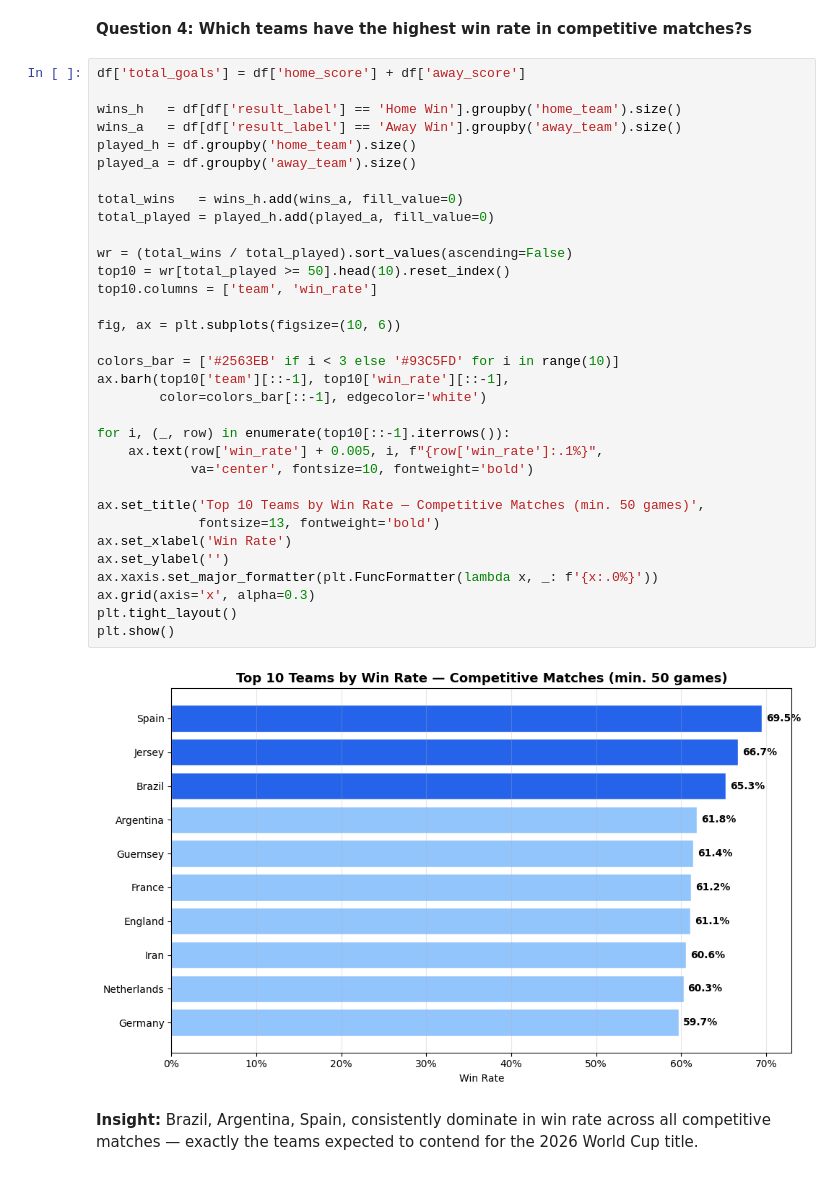
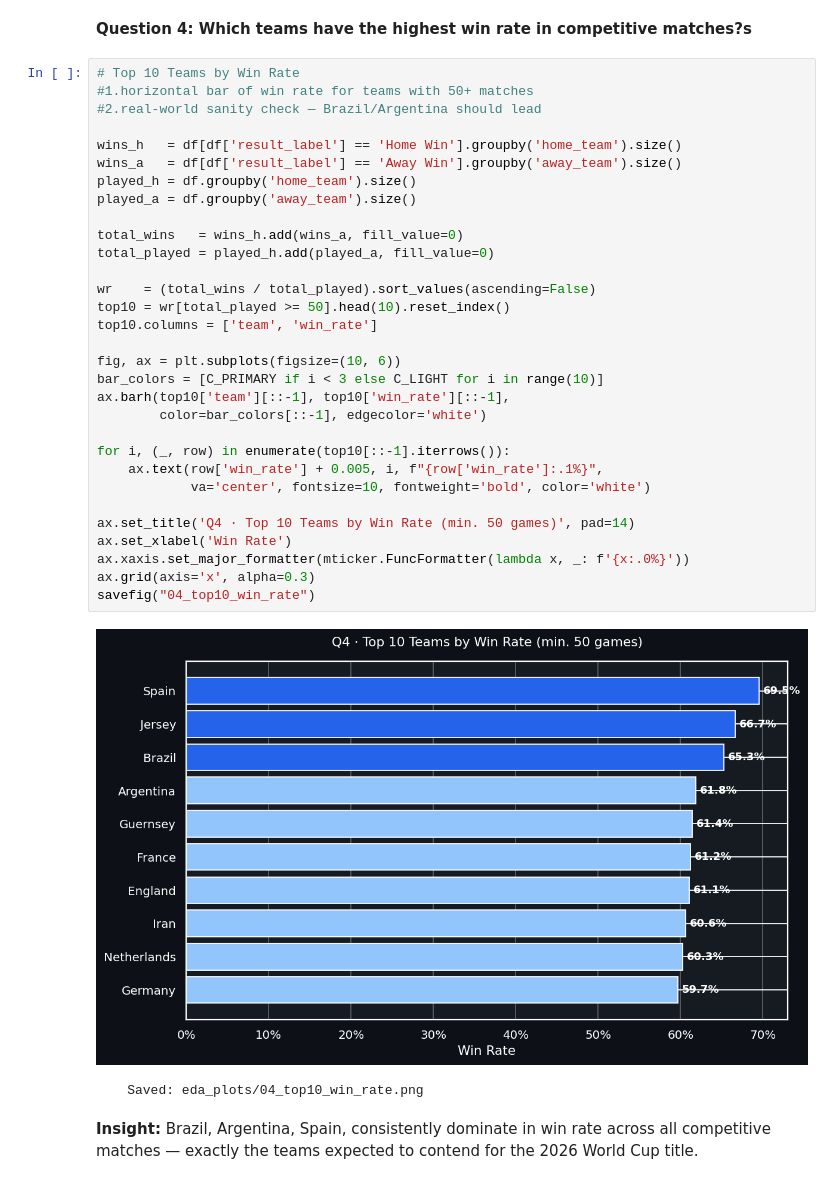
Before and after one commit to EngMohamed-op/supervised-and-unsupervised-project, a Jupyter notebook: WorldCup2026Prediction.ipynb, the cells around one changed output. Drawn from its saved outputs; the diff is of its cells as text.

```diff
--- a/WorldCup2026Prediction.ipynb
+++ b/WorldCup2026Prediction.ipynb
@@ -736,39 +921,38 @@ Text(0.5, 0.98, 'Home vs Away Score Distributions  ')
 # %% [markdown]
 **Question 4: Which teams have the highest win rate in competitive matches?s**
 # %%
-df['total_goals'] = df['home_score'] + df['away_score']
+# Top 10 Teams by Win Rate
+#1.horizontal bar of win rate for teams with 50+ matches
+#2.real-world sanity check — Brazil/Argentina should lead
 
 wins_h   = df[df['result_label'] == 'Home Win'].groupby('home_team').size()
 wins_a   = df[df['result_label'] == 'Away Win'].groupby('away_team').size()
 played_h = df.groupby('home_team').size()
 played_a = df.groupby('away_team').size()
 
 total_wins   = wins_h.add(wins_a, fill_value=0)
 total_played = played_h.add(played_a, fill_value=0)
 
-wr = (total_wins / total_played).sort_values(ascending=False)
+wr    = (total_wins / total_played).sort_values(ascending=False)
 top10 = wr[total_played >= 50].head(10).reset_index()
 top10.columns = ['team', 'win_rate']
 
 fig, ax = plt.subplots(figsize=(10, 6))
-
-colors_bar = ['#2563EB' if i < 3 else '#93C5FD' for i in range(10)]
+bar_colors = [C_PRIMARY if i < 3 else C_LIGHT for i in range(10)]
 ax.barh(top10['team'][::-1], top10['win_rate'][::-1],
-        color=colors_bar[::-1], edgecolor='white')
+        color=bar_colors[::-1], edgecolor='white')
 
 for i, (_, row) in enumerate(top10[::-1].iterrows()):
     ax.text(row['win_rate'] + 0.005, i, f"{row['win_rate']:.1%}",
-            va='center', fontsize=10, fontweight='bold')
+            va='center', fontsize=10, fontweight='bold', color='white')
 
-ax.set_title('Top 10 Teams by Win Rate — Competitive Matches (min. 50 games)',
-             fontsize=13, fontweight='bold')
+ax.set_title('Q4 · Top 10 Teams by Win Rate (min. 50 games)', pad=14)
 ax.set_xlabel('Win Rate')
-ax.set_ylabel('')
-ax.xaxis.set_major_formatter(plt.FuncFormatter(lambda x, _: f'{x:.0%}'))
+ax.xaxis.set_major_formatter(mticker.FuncFormatter(lambda x, _: f'{x:.0%}'))
 ax.grid(axis='x', alpha=0.3)
-plt.tight_layout()
-plt.show()
+savefig("04_top10_win_rate")
 # %% [output]
-[figure, old version]
+[figure, new version]
+    Saved: eda_plots/04_top10_win_rate.png
 # %% [markdown]
 **Insight:** Brazil, Argentina, Spain,  consistently dominate in win rate across all competitive matches — exactly the teams expected to contend for the 2026 World Cup title.
```
Also changed, not shown: parts of 47 cells of this notebook.
